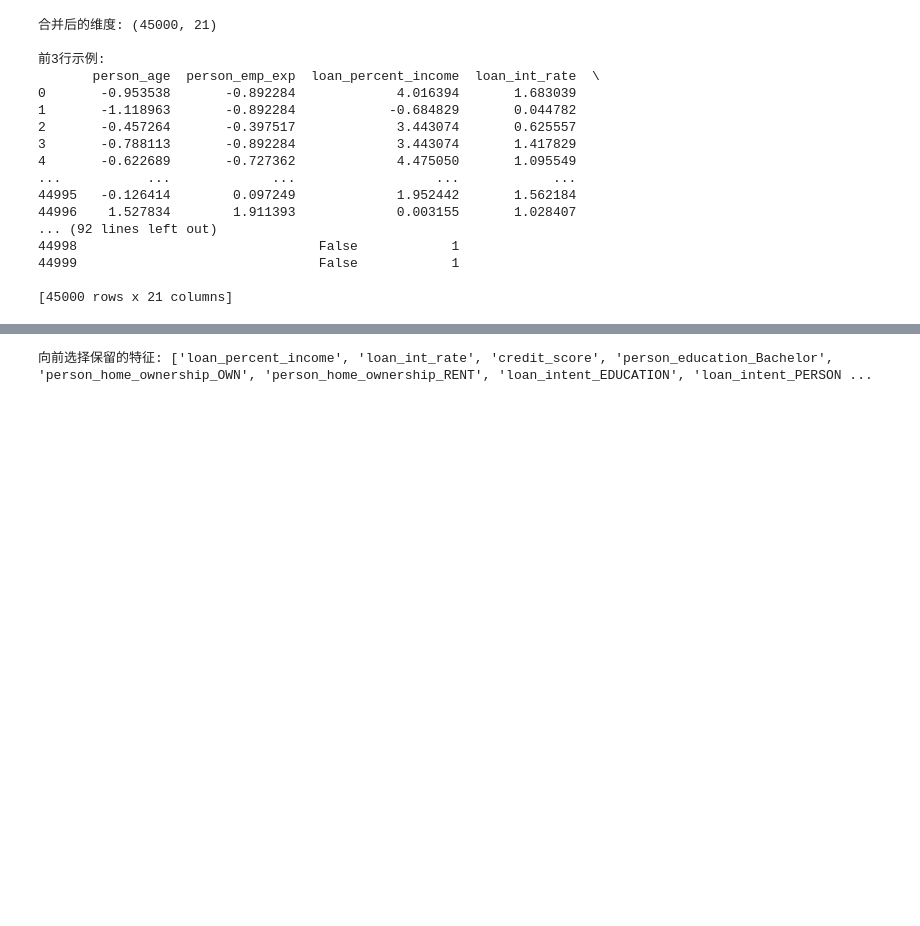
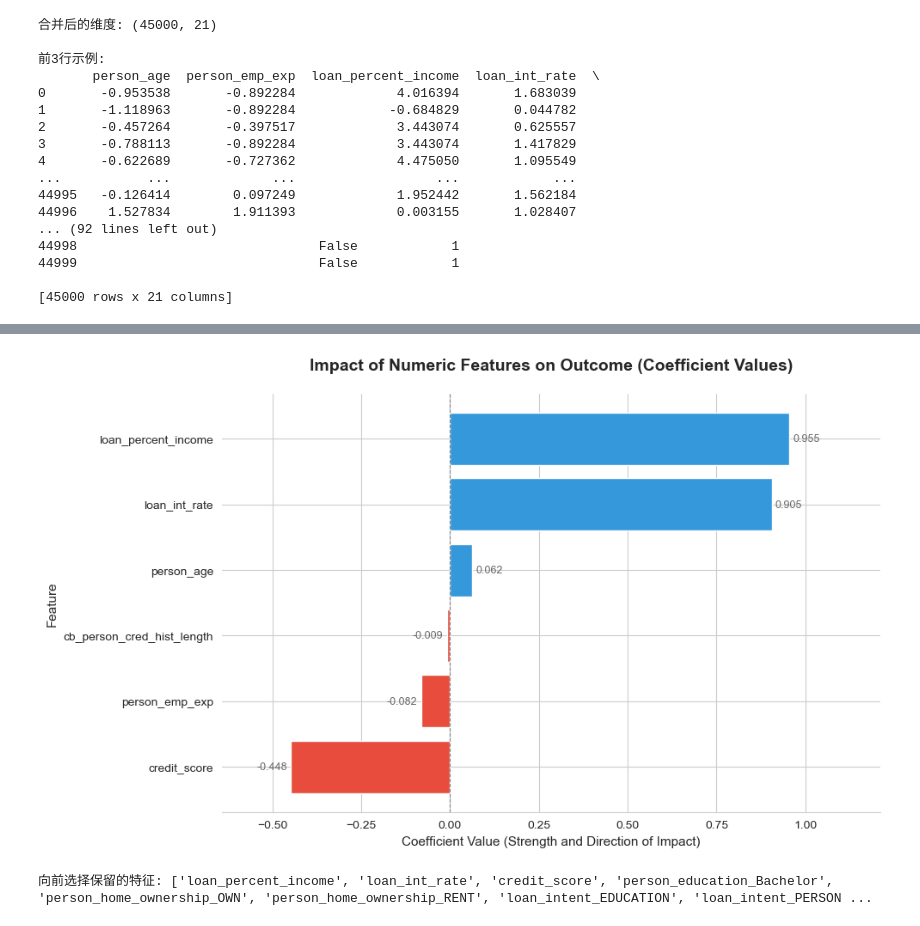
Before and after one commit to yukito0209/is6400-business-data-analytics, a Jupyter notebook: loan_data_analytics/logistic and cluster.ipynb, the cells around one changed output, grey strips where cells are left out. Saved outputs shown, nothing was run; the diff lists cells and outputs as text; code cells hidden in the pictures; blank space fills up the shorter version.

```diff
--- a/loan_data_analytics/logistic and cluster.ipynb
+++ b/loan_data_analytics/logistic and cluster.ipynb
@@ -385,3 +355,83 @@ plt.show()
+# %%
+import matplotlib.pyplot as plt
+import seaborn as sns # Import seaborn for styling
+
+# Coefficients dictionary
+coefficients = {
+    "person_age": 0.061875,
+    "person_emp_exp": -0.081529,
+    "loan_percent_income": 0.955364,
+    "loan_int_rate": 0.905345,
+    "cb_person_cred_hist_length": -0.008916,
+    "credit_score": -0.448385
+}
+
+# --- 1. Data Preparation: Sort and Prepare Colors ---
+# Sort coefficients by value (ascending) for better visualization
+sorted_coeffs = sorted(coefficients.items(), key=lambda item: item[1])
+features = [item[0] for item in sorted_coeffs]
+values = [item[1] for item in sorted_coeffs]
+
+# Create colors based on value sign
+# Using common convention: blue for positive, red for negative
+colors = ['#e74c3c' if v < 0 else '#3498db' for v in values]
+
+# --- 2. Plotting and Styling ---
+# Set a nice Seaborn style
+sns.set_style('whitegrid')
+
+# Create figure and axes, adjust figure size
+fig, ax = plt.subplots(figsize=(10, 6), dpi=100) # Wider and slightly shorter
+
+# Plotting the sorted horizontal bar chart with specific colors
+bars = ax.barh(features, values, color=colors)
+
+# Drawing a vertical line at 0 - make it slightly less prominent
+ax.axvline(x=0, color='grey', linewidth=0.8, linestyle='--')
+
+# --- 3. Add Value Labels ---
+# Iterate through the bars and add text labels
+for bar in bars:
+    width = bar.get_width()
+    # Position label slightly outside the bar end
+    label_x_pos = width + (0.01 if width >= 0 else -0.01)
+    # Set horizontal alignment based on bar direction
+    ha = 'left' if width >= 0 else 'right'
+    # Add the text
+    ax.text(label_x_pos,           # x position
+            bar.get_y() + bar.get_height() / 2, # y position (center of the bar)
+            f'{width:.3f}',        # Text label, formatted to 3 decimal places
+            ha=ha,                 # Horizontal alignment
+            va='center',           # Vertical alignment
+            fontsize=9,            # Font size for labels
+            color='dimgray')       # Label color
+
+# --- 4. Refine Labels, Title, and Limits ---
+# Setting the title and axis labels with adjusted fonts
+ax.set_title('Impact of Numeric Features on Outcome (Coefficient Values)', fontsize=14, fontweight='bold', pad=20)
+ax.set_xlabel('Coefficient Value (Strength and Direction of Impact)', fontsize=11)
+ax.set_ylabel('Feature', fontsize=11)
+
+# Adjust x-axis limits to give space for labels at the ends of bars
+xmin, xmax = ax.get_xlim()
+padding = 0.1 * (xmax - xmin) # Add 10% relative padding
+# Give slightly more padding on the right if there are large positive values
+ax.set_xlim(xmin - padding * 0.8, xmax + padding * 1.2)
+
+# --- 5. Despine ---
+# Remove top and right spines for a cleaner look
+sns.despine(left=True, bottom=False) # Keep bottom spine, remove y-axis line if desired
+
+# Improve layout to prevent labels overlapping
+plt.tight_layout()
+plt.savefig(r'D:\GitHubRepos\is6400-business-data-analytics\loan_data_analytics\image\result_figs\impact_of_numeric_features_on_outcome.png',
+                dpi=600,
+                bbox_inches='tight',
+                transparent=False)
+
+plt.show()
+# %% [output]
+[figure, added]
 # %%
 from mlxtend.feature_selection import SequentialFeatureSelector
 
```
Also changed, not shown: parts of 2 cells of this notebook, 4 other files.
